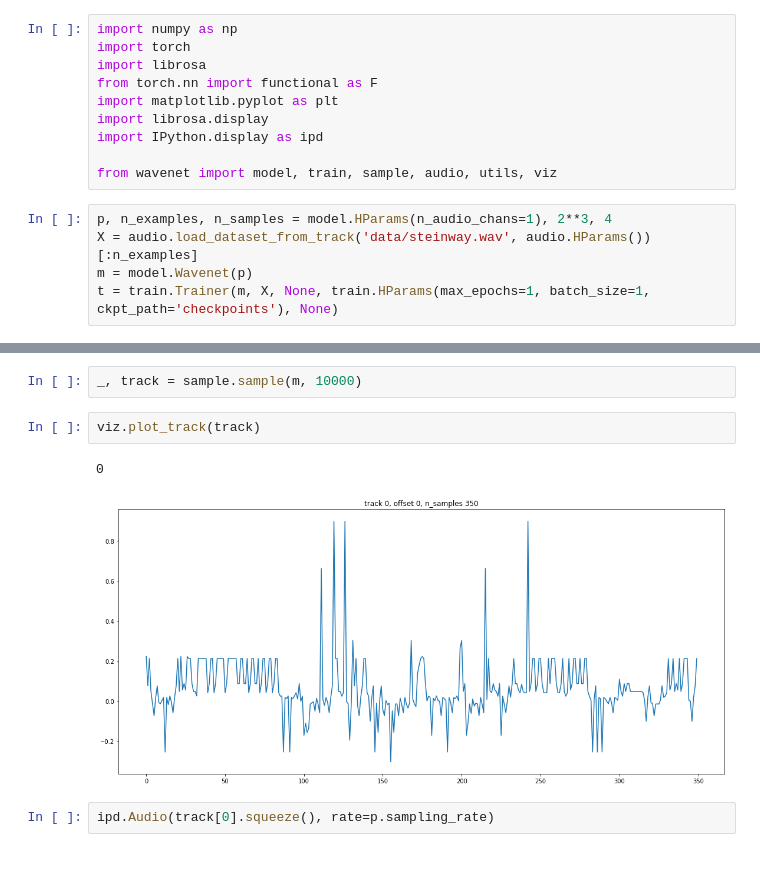
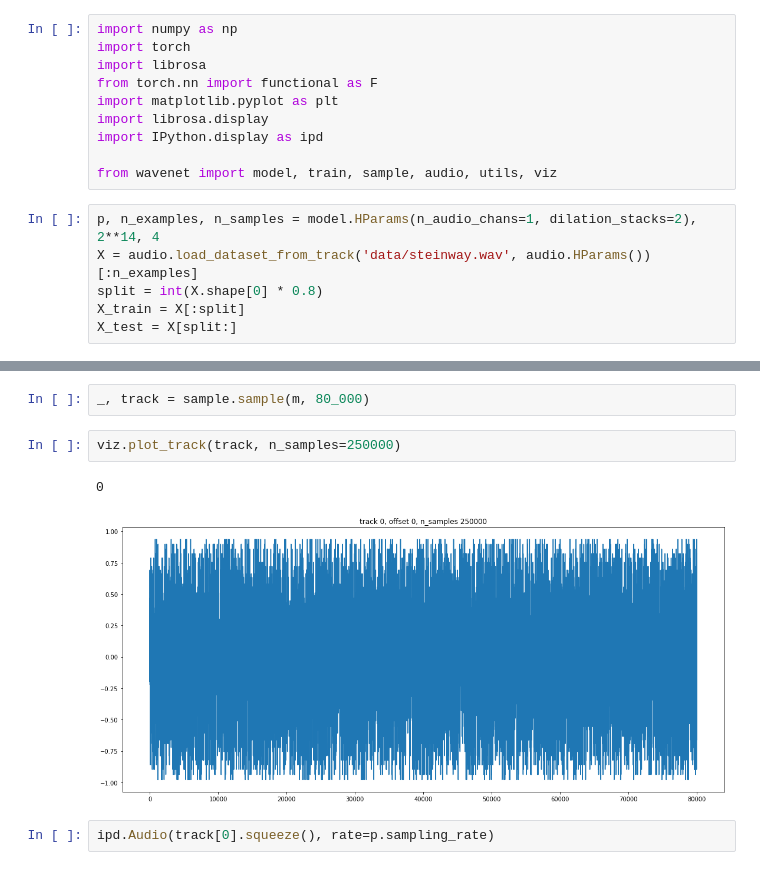
Before and after one commit to feldberlin/wavenet, a Jupyter notebook: train-audio.ipynb, the cells around one changed output, grey strips where cells are left out. Saved outputs shown, nothing was run; the diff lists cells and outputs as text.

Commit message:
training

```diff
--- a/train-audio.ipynb
+++ b/train-audio.ipynb
@@ -13,7 +13,8 @@ import IPython.display as ipd
 
 from wavenet import model, train, sample, audio, utils, viz
 # %%
-p, n_examples, n_samples = model.HParams(n_audio_chans=1), 2**3, 4
+p, n_examples, n_samples = model.HParams(n_audio_chans=1, dilation_stacks=2), 2**14, 4
 X = audio.load_dataset_from_track('data/steinway.wav', audio.HParams())[:n_examples]
-m = model.Wavenet(p)
-t = train.Trainer(m, X, None, train.HParams(max_epochs=1, batch_size=1, ckpt_path='checkpoints'), None)
+split = int(X.shape[0] * 0.8)
+X_train = X[:split]
+X_test = X[split:]
@@ -30,10 +36,10 @@ t.train()
 # %%
-_, track = sample.sample(m, 10000)
+_, track = sample.sample(m, 80_000)
 # %%
-viz.plot_track(track)
+viz.plot_track(track, n_samples=250000)
 # %% [output]
 0
-[figure, old version]
+[figure, new version]
 # %%
 ipd.Audio(track[0].squeeze(), rate=p.sampling_rate)
 # %% [output]
```
Also changed, not shown: parts of 3 cells of this notebook, 1 other file.
